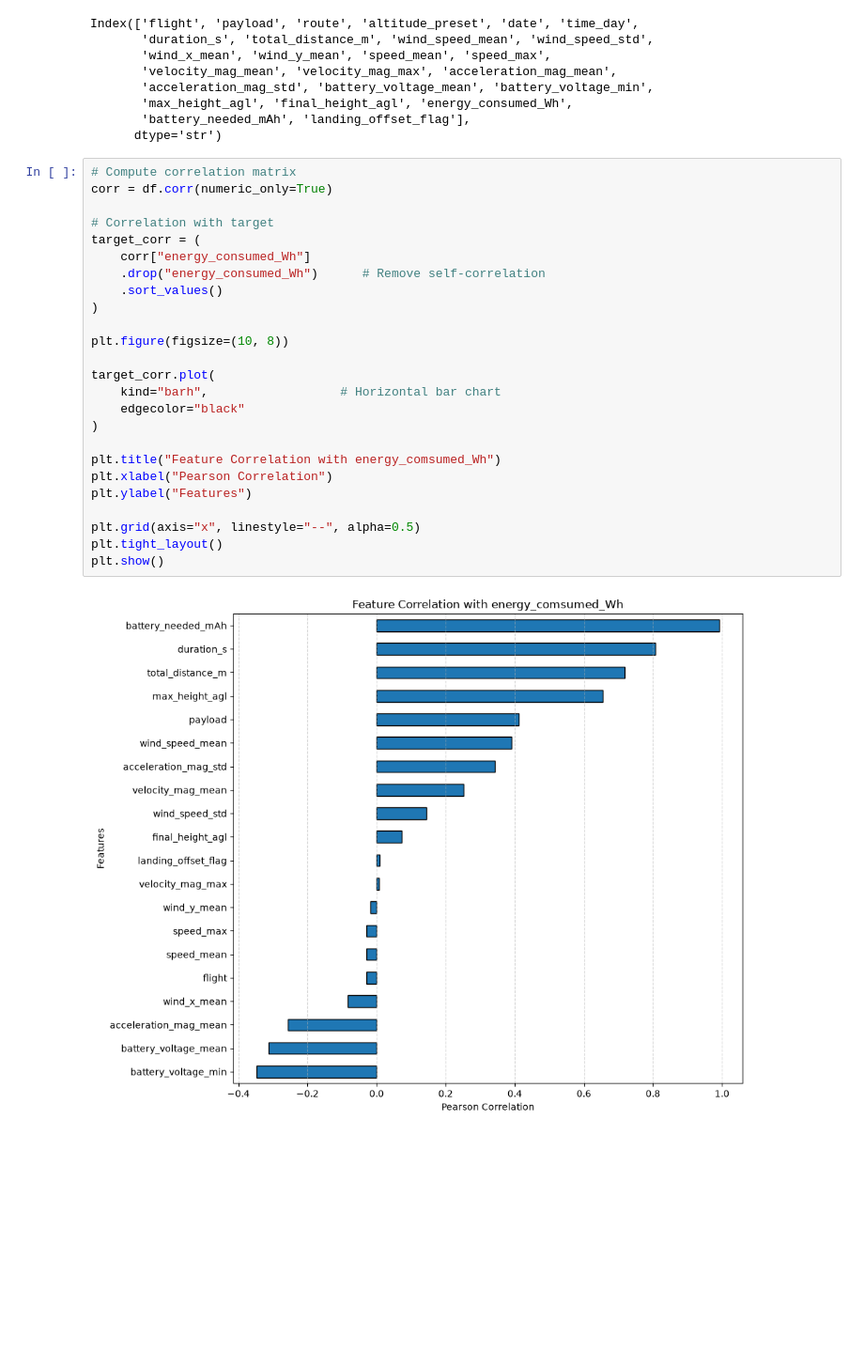
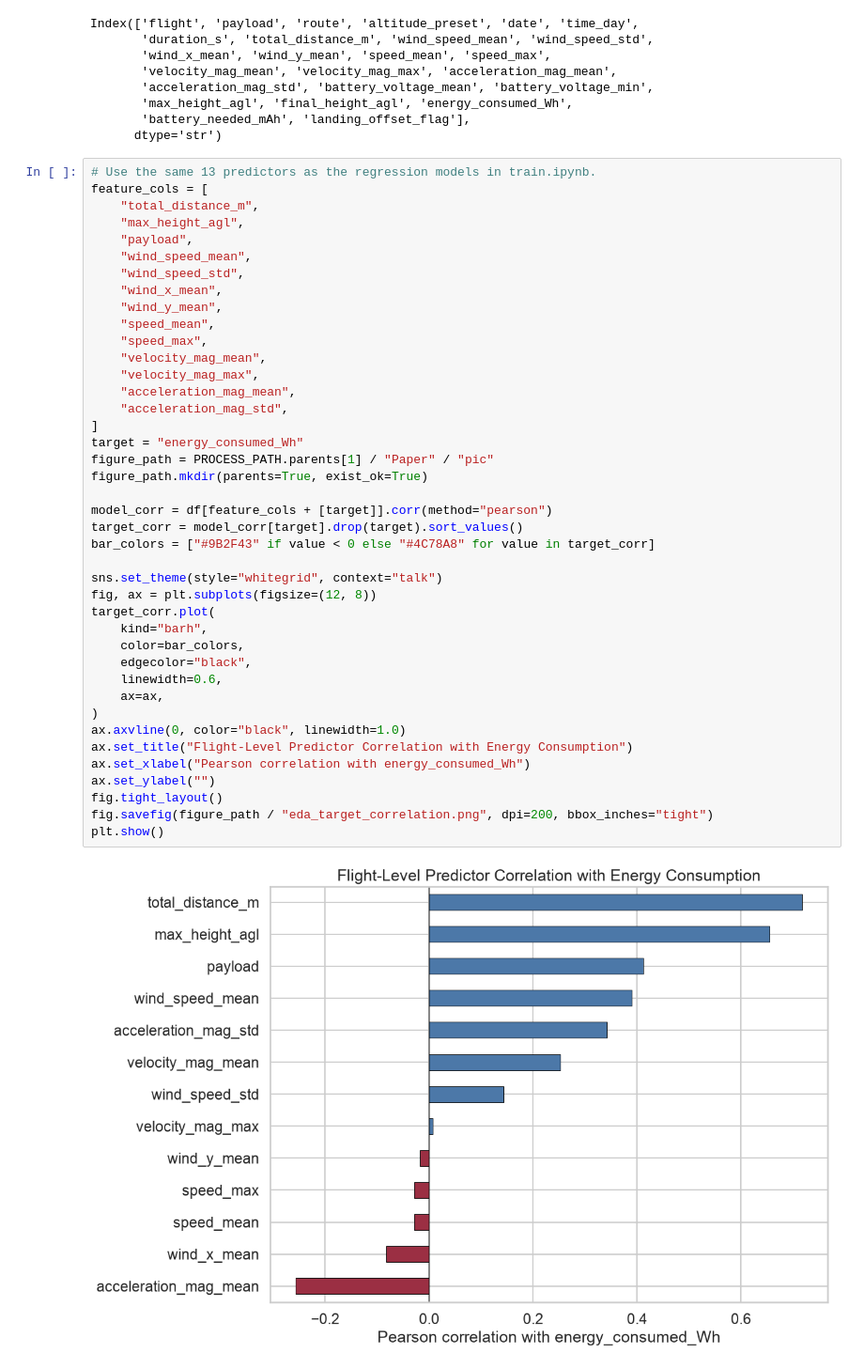
Before and after one commit to luunguyentankhai/Drone-Power-predict, a Jupyter notebook: eda/flight_stat.ipynb, the cells around one changed output. Shown at 94% size. Drawn from its saved outputs; the diff is of its cells as text; blank space fills up the shorter version.

```diff
--- a/eda/flight_stat.ipynb
+++ b/eda/flight_stat.ipynb
@@ -54,29 +54,45 @@ Index(['flight', 'payload', 'route', 'altitude_preset', 'date', 'time_day',
        'battery_needed_mAh', 'landing_offset_flag'],
       dtype='str')
 # %%
-# Compute correlation matrix
-corr = df.corr(numeric_only=True)
+# Use the same 13 predictors as the regression models in train.ipynb.
+feature_cols = [
+    "total_distance_m",
+    "max_height_agl",
+    "payload",
+    "wind_speed_mean",
+    "wind_speed_std",
+    "wind_x_mean",
+    "wind_y_mean",
+    "speed_mean",
+    "speed_max",
+    "velocity_mag_mean",
+    "velocity_mag_max",
+    "acceleration_mag_mean",
+    "acceleration_mag_std",
+]
+target = "energy_consumed_Wh"
+figure_path = PROCESS_PATH.parents[1] / "Paper" / "pic"
+figure_path.mkdir(parents=True, exist_ok=True)
 
-# Correlation with target
-target_corr = (
-    corr["energy_consumed_Wh"]
-    .drop("energy_consumed_Wh")      # Remove self-correlation
-    .sort_values()
+model_corr = df[feature_cols + [target]].corr(method="pearson")
+target_corr = model_corr[target].drop(target).sort_values()
+bar_colors = ["#9B2F43" if value < 0 else "#4C78A8" for value in target_corr]
+
+sns.set_theme(style="whitegrid", context="talk")
+fig, ax = plt.subplots(figsize=(12, 8))
+target_corr.plot(
+    kind="barh",
+    color=bar_colors,
+    edgecolor="black",
+    linewidth=0.6,
+    ax=ax,
 )
-
-plt.figure(figsize=(10, 8))
-
-target_corr.plot(
-    kind="barh",                  # Horizontal bar chart
-    edgecolor="black"
-)
-
-plt.title("Feature Correlation with energy_comsumed_Wh")
-plt.xlabel("Pearson Correlation")
-plt.ylabel("Features")
-
-plt.grid(axis="x", linestyle="--", alpha=0.5)
-plt.tight_layout()
+ax.axvline(0, color="black", linewidth=1.0)
+ax.set_title("Flight-Level Predictor Correlation with Energy Consumption")
+ax.set_xlabel("Pearson correlation with energy_consumed_Wh")
+ax.set_ylabel("")
+fig.tight_layout()
+fig.savefig(figure_path / "eda_target_correlation.png", dpi=200, bbox_inches="tight")
 plt.show()
 # %% [output]
-[figure, old version]
+[figure, new version]
```
Also changed, not shown: parts of 6 cells of this notebook, 3 other files.
